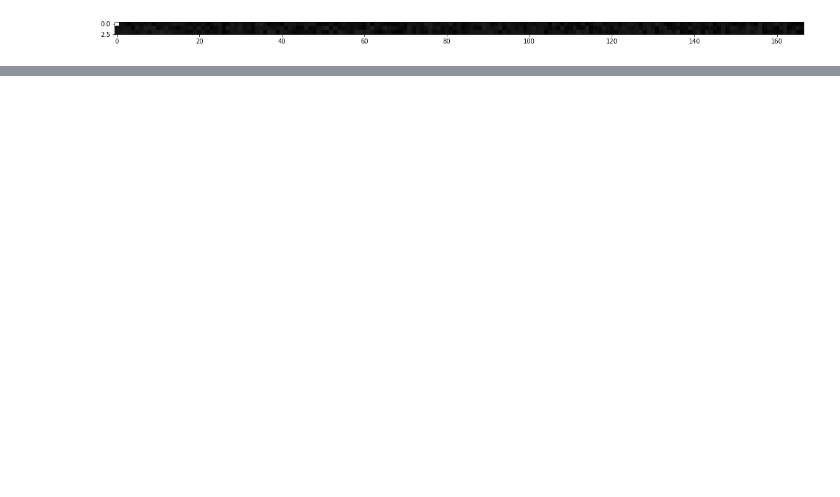
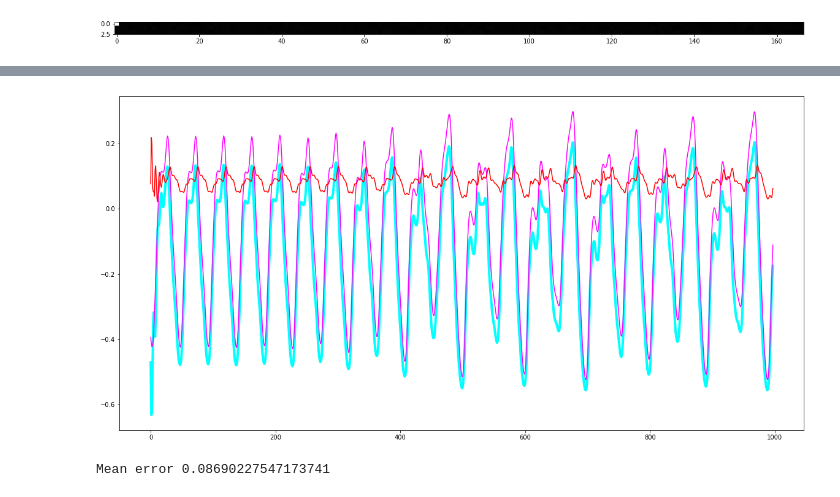
Before and after one commit to maxlengdell/D7041E, a Jupyter notebook: Labs/Lab3.ipynb, the cells around one changed output, grey strips where cells are left out. Drawn from its saved outputs; the diff is of its cells as text; code cells hidden in the pictures; blank space fills up the shorter version.

```diff
--- a/Labs/Lab3.ipynb
+++ b/Labs/Lab3.ipynb
@@ -237,0 +244,21 @@ plot_outputs(np.array(y_target_tot), np.array(y_tot), facecolor='white')
+# %%
+m_tr_set = mackey_set[:3000]
+m_test_set = mackey_set[3001:4000]
+
+mean_error = []
+y_mean = []
+for i in range(10):
+    x, y, weight_out, weight_back = train(m_tr_set)
+    error, y_i = testESN(m_test_set, x, y, weight_out, weight_back, weight_res, weight_in)
+    mean_error.append(error)
+    y_mean.append(y_i)
+
+
+y_mean = np.mean(np.array(y_mean), axis=0)
+mean_error = np.mean(np.array(mean_error))
+
+plot_outputs(y_mean.flatten(), m_test_set[:len(m_test_set)-1].flatten(), facecolor='white')
+print('Mean error', mean_error)
+# %% [output]
+[figure, added]
+Mean error 0.08690227547173741
```
Also changed, not shown: parts of 10 cells of this notebook, 2 other files.
